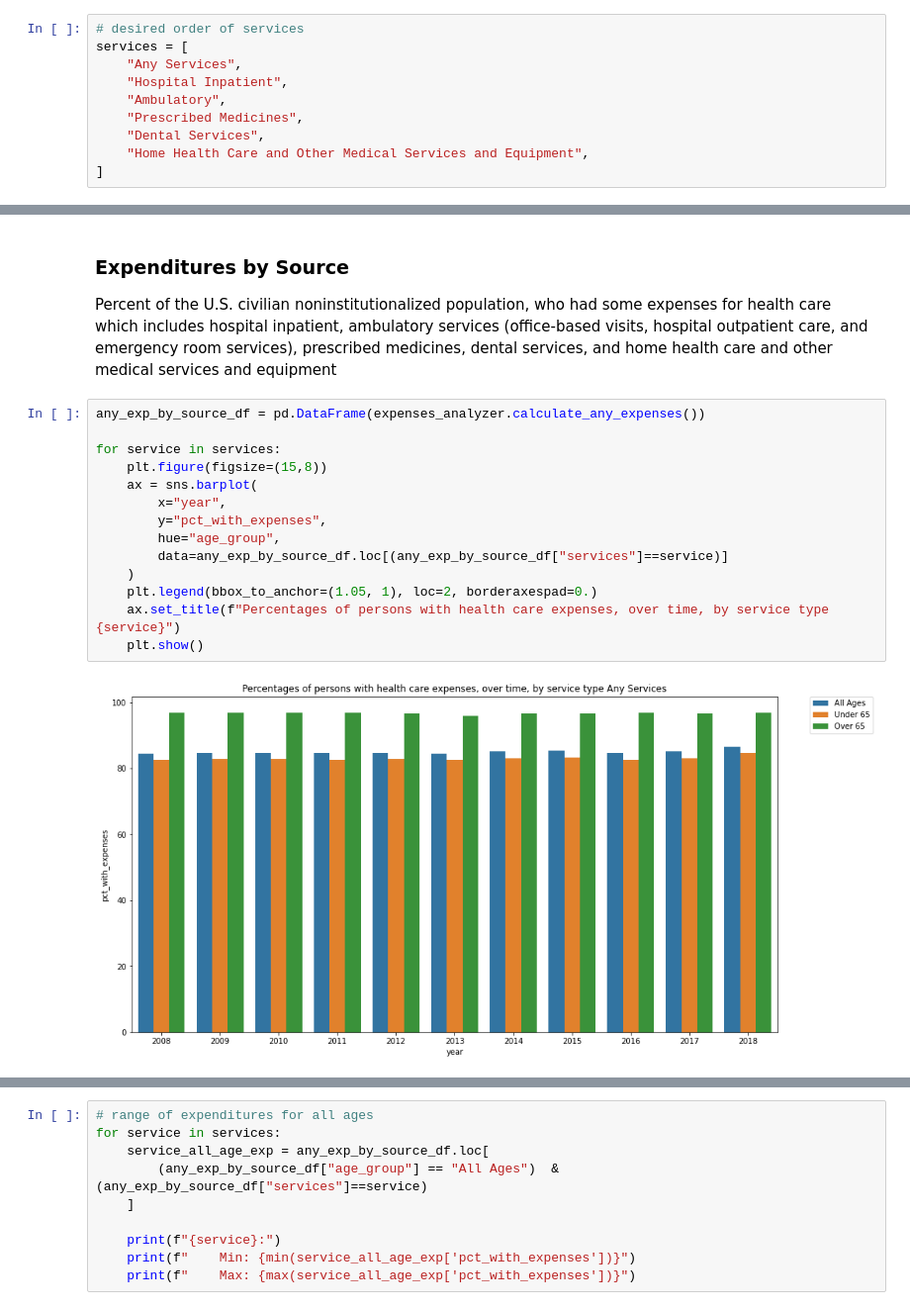
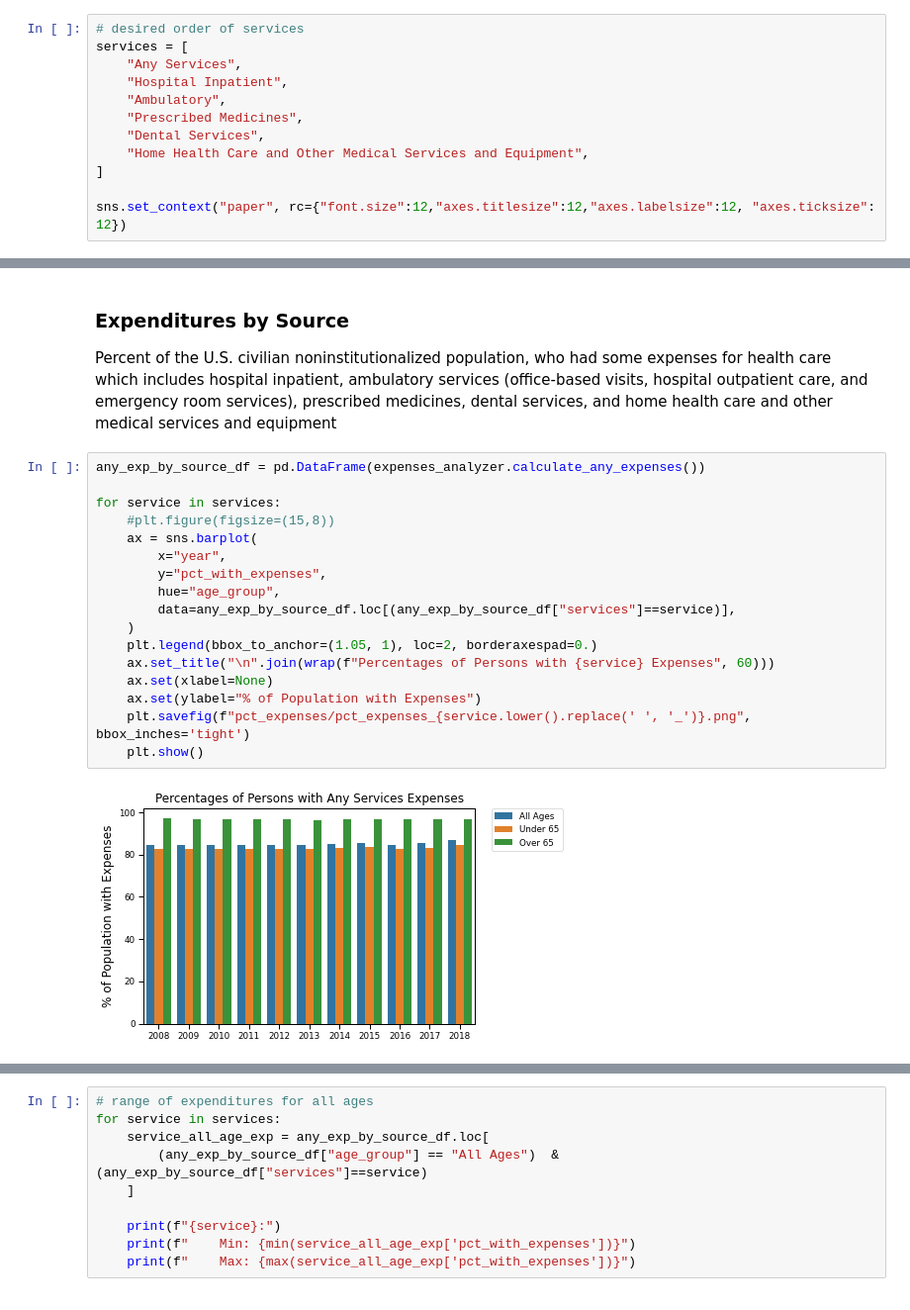
Before and after one commit to explore-meps/meps-analytics, a Jupyter notebook: research/population_overview/expenditures/health_care_expenses_over_the_decade.ipynb, the cells around one changed output, grey strips where cells are left out. Shown at 99% size. Drawn from its saved outputs; the diff is of its cells as text.

Commit message:
save figures

```diff
--- a/research/population_overview/expenditures/health_care_expenses_over_the_decade.ipynb
+++ b/research/population_overview/expenditures/health_care_expenses_over_the_decade.ipynb
@@ -77,6 +78,8 @@ services = [
     "Dental Services",
     "Home Health Care and Other Medical Services and Equipment",
 ]
+
+sns.set_context("paper", rc={"font.size":12,"axes.titlesize":12,"axes.labelsize":12, "axes.ticksize": 12})
 # %%
 # helpers
 def identify_outliers_by_age_service(df, field, z_threshold=2.5):
@@ -137,16 +140,19 @@ Percent of the U.S. civilian noninstitutionalized population, who had some expen
 # %%
 any_exp_by_source_df = pd.DataFrame(expenses_analyzer.calculate_any_expenses())
 
 for service in services:
-    plt.figure(figsize=(15,8))
+    #plt.figure(figsize=(15,8))
     ax = sns.barplot(
         x="year",
         y="pct_with_expenses",
         hue="age_group",
-        data=any_exp_by_source_df.loc[(any_exp_by_source_df["services"]==service)]
+        data=any_exp_by_source_df.loc[(any_exp_by_source_df["services"]==service)],
     )
     plt.legend(bbox_to_anchor=(1.05, 1), loc=2, borderaxespad=0.)
-    ax.set_title(f"Percentages of persons with health care expenses, over time, by service type {service}")
+    ax.set_title("\n".join(wrap(f"Percentages of Persons with {service} Expenses", 60)))
+    ax.set(xlabel=None)
+    ax.set(ylabel="% of Population with Expenses")
+    plt.savefig(f"pct_expenses/pct_expenses_{service.lower().replace(' ', '_')}.png", bbox_inches='tight')
     plt.show()
 # %% [output]
-[figure, old version]
+[figure, new version]
```
Also changed, not shown: parts of 7 cells of this notebook, 22 other files.
